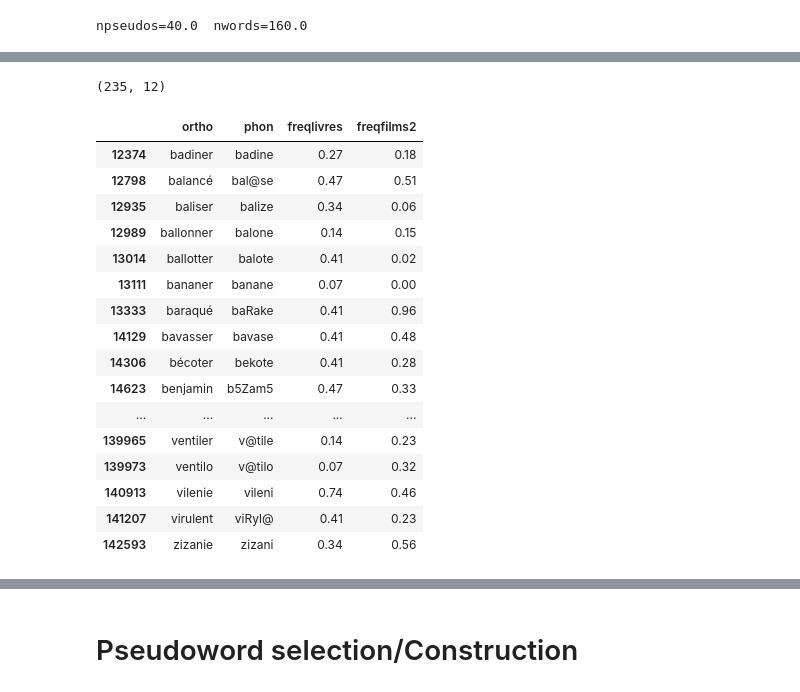
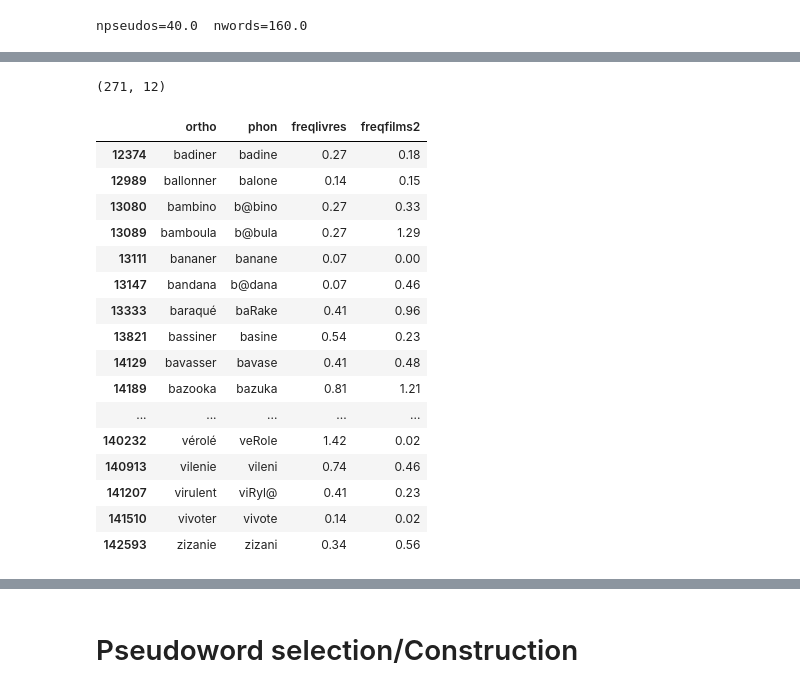
Before and after one commit to chrplr/LPC_2022, a Jupyter notebook: lpc_materials.ipynb, the cells around one changed output, grey strips where cells are left out. Cells and saved outputs as stored; diff of their text form; code cells hidden in the pictures.

```diff
--- a/lpc_materials.ipynb
+++ b/lpc_materials.ipynb
@@ -46,10 +52,10 @@ Experimental factors:
 # %%
 ## Frequency thresholds
 
-LF_MIN = 0.5
-LF_MAX = 1
+LF_MIN = 0.3
+LF_MAX = 2
 
-HF_MIN = 15 # changed from 10 to 15
+HF_MIN = 10
 # %%
 cvcvcv = lex[(lex.p_cvcv == 'CVCVCV')  & (lex.islem == True) & (lex.freqlemfilms2 > LF_MIN) & (lex.nblettres <10)] # 0 missmatch
 ncvcvcv1m = lex[(lex.p_cvcv.isin(['CVCVC', 'CVCCV']))  & (lex.islem == True) & (lex.freqlemfilms2 > LF_MIN) & (lex.nblettres <10)] # 1 missmatch
@@ -80,24 +80,24 @@ cvcvcv_hf[['ortho', 'phon', 'freqlivres', 'freqfilms2']].head(1000)
 # %%
-cvcvcv_lf = cvcvcv[(cvcvcv.freqfilms2 < LF_MAX) & (cvcvcv.freqlivres < LF_MAX)]
+cvcvcv_lf = cvcvcv[(cvcvcv.freqlemfilms2 < LF_MAX) & (cvcvcv.freqlemlivres < LF_MAX)]
 print(cvcvcv_lf.shape)
 cvcvcv_lf[['ortho', 'phon', 'freqlivres', 'freqfilms2']].head(1000) # it was [['ortho','freqfilms2']].head(385), why?
 # %% [output]
-(235, 12)
+(271, 12)
 |  | ortho | phon | freqlivres | freqfilms2 |
 | 12374 | badiner | badine | 0.27 | 0.18 |
-| 12798 | balancé | bal@se | 0.47 | 0.51 |
-| 12935 | baliser | balize | 0.34 | 0.06 |
 | 12989 | ballonner | balone | 0.14 | 0.15 |
-| 13014 | ballotter | balote | 0.41 | 0.02 |
+| 13080 | bambino | b@bino | 0.27 | 0.33 |
+| 13089 | bamboula | b@bula | 0.27 | 1.29 |
 | 13111 | bananer | banane | 0.07 | 0.00 |
+| 13147 | bandana | b@dana | 0.07 | 0.46 |
 | 13333 | baraqué | baRake | 0.41 | 0.96 |
+| 13821 | bassiner | basine | 0.54 | 0.23 |
 | 14129 | bavasser | bavase | 0.41 | 0.48 |
-| 14306 | bécoter | bekote | 0.41 | 0.28 |
-| 14623 | benjamin | b5Zam5 | 0.47 | 0.33 |
+| 14189 | bazooka | bazuka | 0.81 | 1.21 |
 | ... | ... | ... | ... | ... |
-| 139965 | ventiler | v@tile | 0.14 | 0.23 |
-| 139973 | ventilo | v@tilo | 0.07 | 0.32 |
+| 140232 | vérolé | veRole | 1.42 | 0.02 |
 | 140913 | vilenie | vileni | 0.74 | 0.46 |
 | 141207 | virulent | viRyl@ | 0.41 | 0.23 |
+| 141510 | vivoter | vivote | 0.14 | 0.02 |
 | 142593 | zizanie | zizani | 0.34 | 0.56 |
 # %%
```
Also changed, not shown: parts of 8 cells of this notebook, 6 other files.
